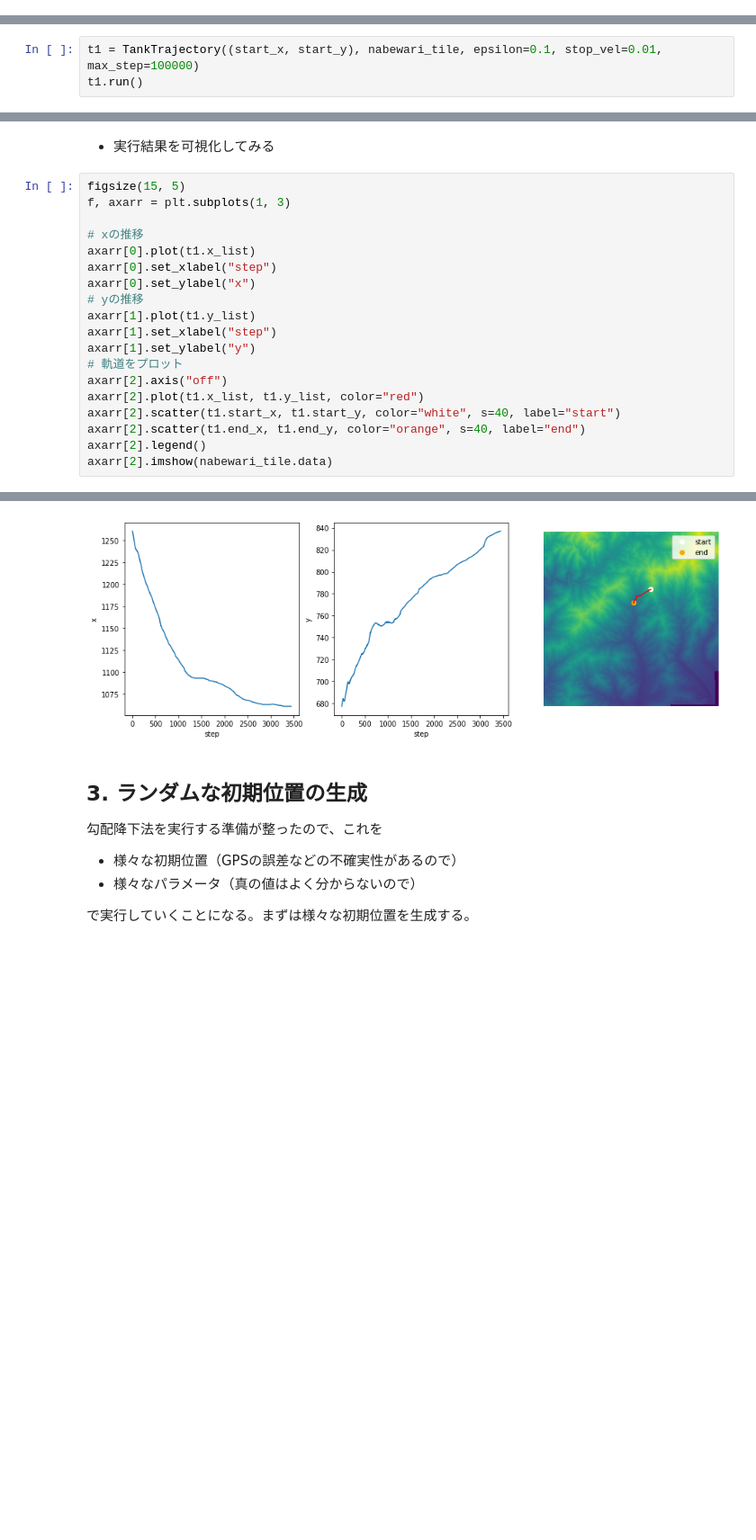
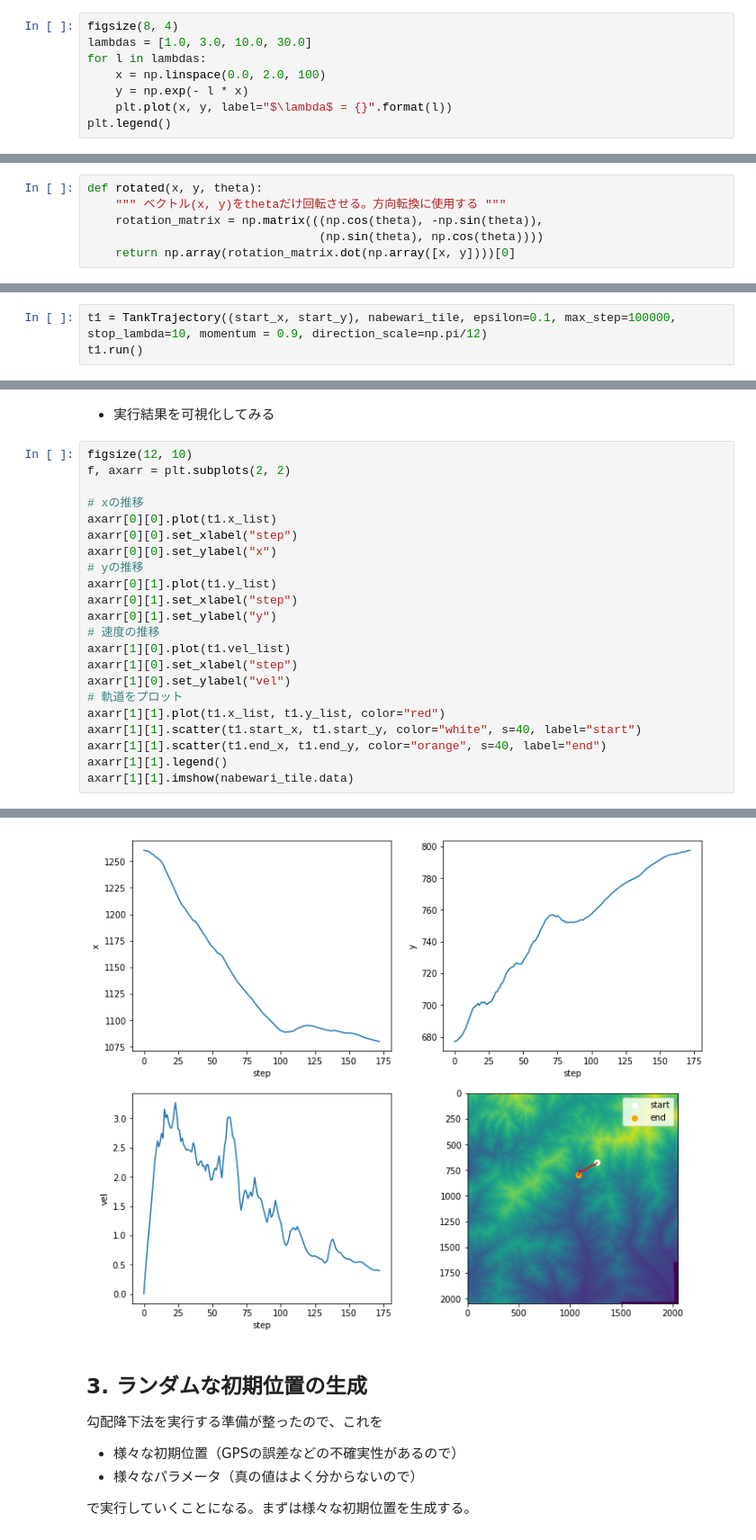
Before and after one commit to sw1227/geospatial_analysis, a Jupyter notebook: platic_tank/search_platic_tank.ipynb, the cells around one changed output, grey strips where cells are left out. Shown at 90% size. Saved outputs shown, nothing was run; the diff lists cells and outputs as text; blank space fills up the shorter version.

Commit message:
add random stopping, random direction, momentum

```diff
--- a/platic_tank/search_platic_tank.ipynb
+++ b/platic_tank/search_platic_tank.ipynb
@@ -122,0 +141,8 @@ TODO: 方向転換・ランダムな停止・モメンタム
+# %%
+figsize(8, 4)
+lambdas = [1.0, 3.0, 10.0, 30.0]
+for l in lambdas:
+    x = np.linspace(0.0, 2.0, 100)
+    y = np.exp(- l * x)
+    plt.plot(x, y, label="$\lambda$ = {}".format(l))
+plt.legend()
@@ -123,3 +165,9 @@ TODO: 方向転換・ランダムな停止・モメンタム
+# %%
+def rotated(x, y, theta):
+    """ ベクトル(x, y)をthetaだけ回転させる。方向転換に使用する """
+    rotation_matrix = np.matrix(((np.cos(theta), -np.sin(theta)),
+                                 (np.sin(theta), np.cos(theta))))
+    return np.array(rotation_matrix.dot(np.array([x, y])))[0]
 # %%
 class TankTrajectory():
     """ 初期位置と標高タイルとパラメータを指定して勾配降下法を実行するクラス
@@ -183,5 +245,5 @@ class TankTrajectory():
 # %% [markdown]
 - 使ってみる
 # %%
-t1 = TankTrajectory((start_x, start_y), nabewari_tile, epsilon=0.1, stop_vel=0.01, max_step=100000)
+t1 = TankTrajectory((start_x, start_y), nabewari_tile, epsilon=0.1, max_step=100000, stop_lambda=10, momentum = 0.9, direction_scale=np.pi/12)
 t1.run()
@@ -188,27 +252,30 @@ t1.run()
 # %% [markdown]
 - 実行結果を可視化してみる
 # %%
-figsize(15, 5)
-f, axarr = plt.subplots(1, 3)
+figsize(12, 10)
+f, axarr = plt.subplots(2, 2)
 
 # xの推移
-axarr[0].plot(t1.x_list)
-axarr[0].set_xlabel("step")
-axarr[0].set_ylabel("x")
+axarr[0][0].plot(t1.x_list)
+axarr[0][0].set_xlabel("step")
+axarr[0][0].set_ylabel("x")
 # yの推移
-axarr[1].plot(t1.y_list)
-axarr[1].set_xlabel("step")
-axarr[1].set_ylabel("y")
+axarr[0][1].plot(t1.y_list)
+axarr[0][1].set_xlabel("step")
+axarr[0][1].set_ylabel("y")
+# 速度の推移
+axarr[1][0].plot(t1.vel_list)
+axarr[1][0].set_xlabel("step")
+axarr[1][0].set_ylabel("vel")
 # 軌道をプロット
-axarr[2].axis("off")
-axarr[2].plot(t1.x_list, t1.y_list, color="red")
-axarr[2].scatter(t1.start_x, t1.start_y, color="white", s=40, label="start")
-axarr[2].scatter(t1.end_x, t1.end_y, color="orange", s=40, label="end")
-axarr[2].legend()
-axarr[2].imshow(nabewari_tile.data)
+axarr[1][1].plot(t1.x_list, t1.y_list, color="red")
+axarr[1][1].scatter(t1.start_x, t1.start_y, color="white", s=40, label="start")
+axarr[1][1].scatter(t1.end_x, t1.end_y, color="orange", s=40, label="end")
+axarr[1][1].legend()
+axarr[1][1].imshow(nabewari_tile.data)
 # %% [output]
 <matplotlib.image.AxesImage at 0x...>
-[figure, old version]
+[figure, new version]
 # %% [markdown]
 ## 3. ランダムな初期位置の生成
 勾配降下法を実行する準備が整ったので、これを
```
Also changed, not shown: parts of 17 cells of this notebook.
